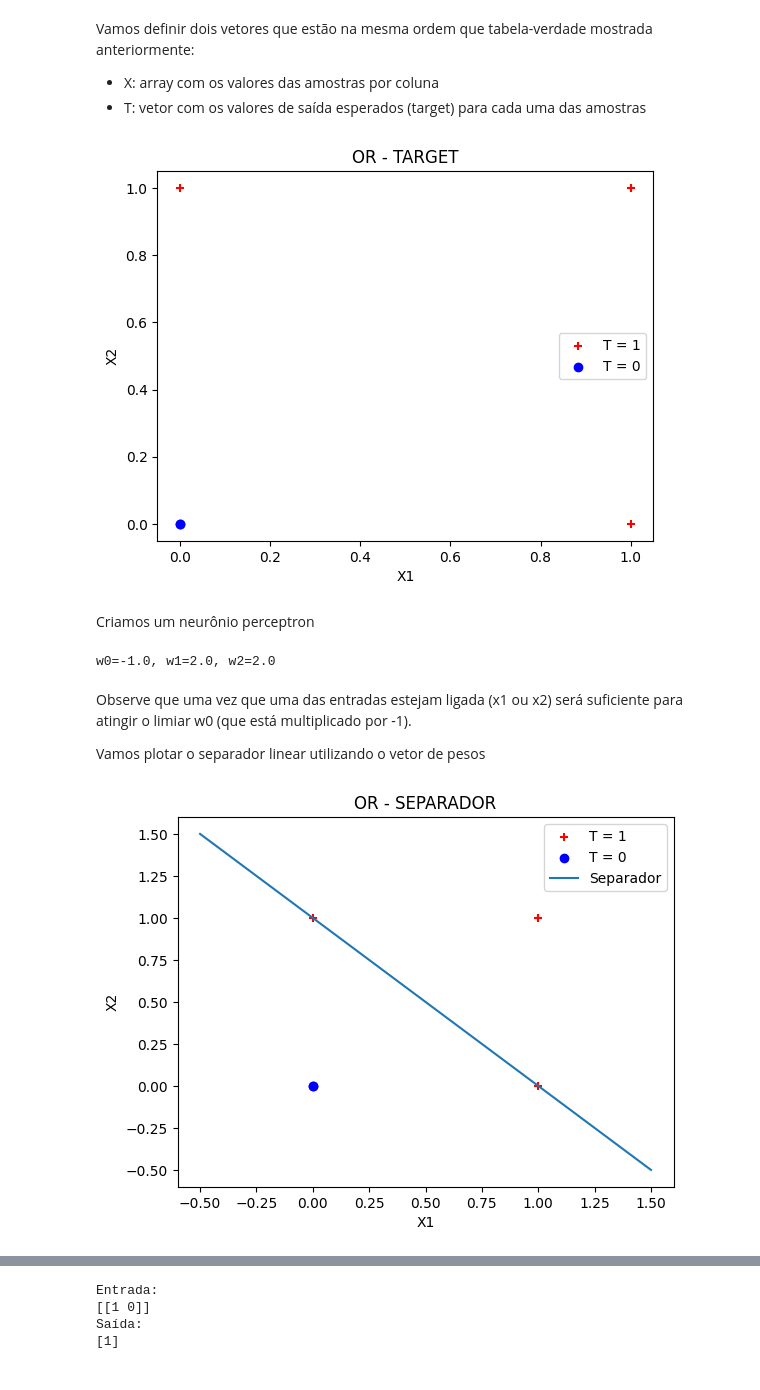
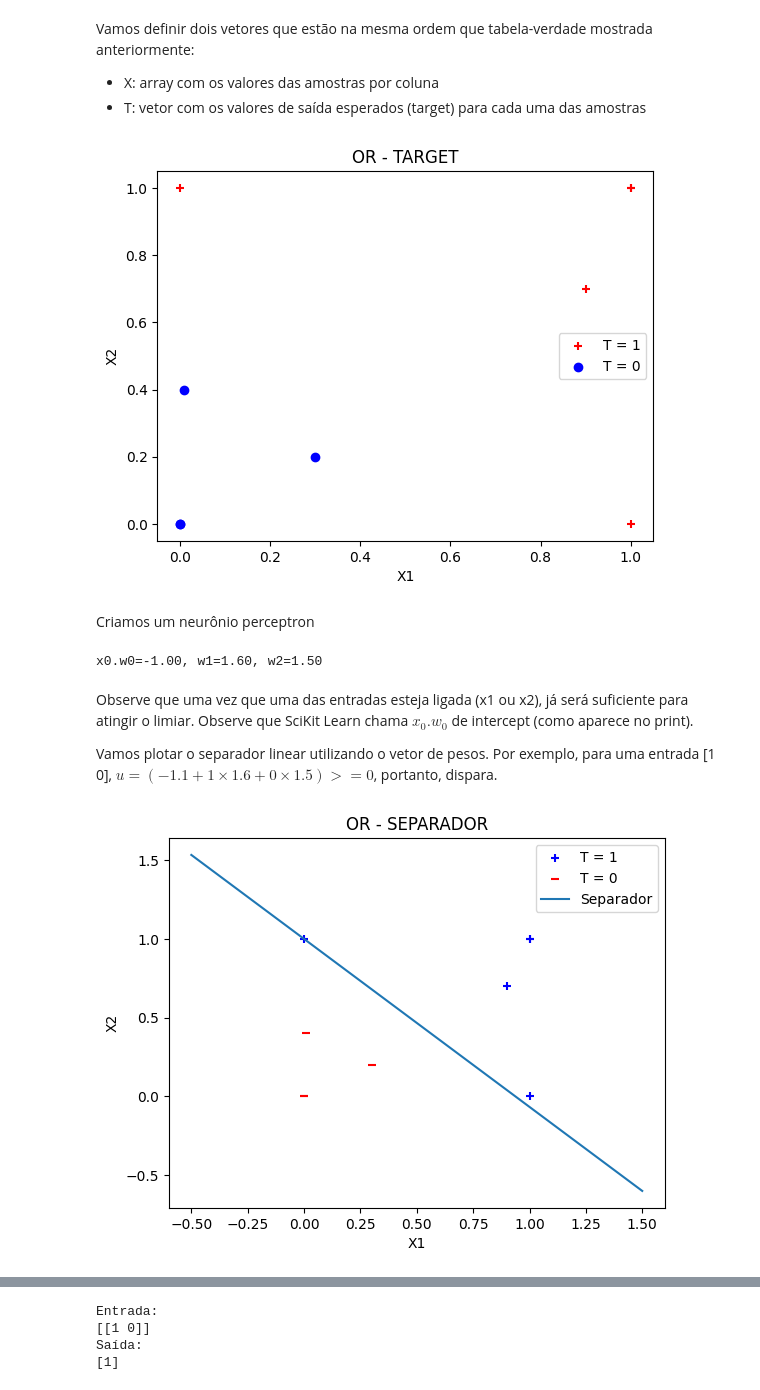
Before and after one commit to tacla/Sistemas-Inteligentes, a Jupyter notebook: RedesNeurais/Perceptron/Perceptron_OR.ipynb, the cells around one changed output, grey strips where cells are left out. Drawn from its saved outputs; the diff is of its cells as text; code cells hidden in the pictures.

```diff
--- a/RedesNeurais/Perceptron/Perceptron_OR.ipynb
+++ b/RedesNeurais/Perceptron/Perceptron_OR.ipynb
@@ -24,19 +24,19 @@ Vamos definir dois vetores que estão na mesma ordem que tabela-verdade mostrada
 - X: array com os valores das amostras por coluna
 - T: vetor com os valores de saída esperados (target) para cada uma das amostras
 # %%
-X = np.array([[0, 0, 1, 1, 1, 0],
-              [0, 1, 0, 1, 1, 0]])
-T = np.array([0, 1, 1, 1, 1, 0])
+X = np.array([[0, 0.01, 0.3, 0, 1, 1, 1, 0, 0.9],
+              [0, 0.4, 0.2, 1, 0, 1, 1, 0, 0.7]])
+T = np.array([0, 0, 0, 1, 1, 1, 1, 0, 1])
 
 plt.title("OR - TARGET")
 plt.scatter(X[0, T == 1], X[1, T == 1], marker='+', c='r', label='T = 1')
 plt.scatter(X[0, T == 0], X[1, T == 0], marker='o', c='b', label='T = 0')
 plt.xlabel('X1')
 plt.ylabel('X2')
-plt.legend()
+plt.legend(loc='best')
 plt.show()
 # %% [output]
-[figure, old version]
+[figure, new version]
 # %% [markdown]
 Criamos um neurônio perceptron
 # %%
@@ -49,29 +49,29 @@ net = Perceptron()
 # treina o neuronio com os dados de entrada e saída desejada
 net.fit(X.T, T)
 
-w = [0, 0, 0]                 # para armazenar os pesos aprendidos
+w = [.0, .0, .0]                 # para armazenar os pesos aprendidos
 w[0] = net.intercept_[0]
 w[1] = net.coef_[0][0]
 w[2] = net.coef_[0][1]
-print(f"w0={w0}, w1={w1}, w2={w2}")
+print(f"x0.w0={w[0]:.2f}, w1={w[1]:.2f}, w2={w[2]:.2f}")
 # %% [output]
-w0=-1.0, w1=2.0, w2=2.0
+x0.w0=-1.00, w1=1.60, w2=1.50
 # %% [markdown]
-Observe que uma vez que uma das entradas estejam ligada (x1 ou x2) será suficiente para atingir o limiar w0 (que está multiplicado por -1).
+Observe que uma vez que uma das entradas esteja ligada (x1 ou x2), já será suficiente para atingir o limiar. Observe que SciKit Learn chama $x_0.w_0$ de intercept (como aparece no print).
 
-Vamos plotar o separador linear utilizando o vetor de pesos
+Vamos plotar o separador linear utilizando o vetor de pesos. Por exemplo, para uma entrada [1 0], $u=(-1.1+1\times1.6+0\times1.5) >= 0$, portanto, dispara.
 # %%
-plt.scatter(X[0, T == 1], X[1, T == 1], marker='+', c='r', label='T = 1')
-plt.scatter(X[0, T == 0], X[1, T == 0], marker='o', c='b', label='T = 0')
+plt.scatter(X[0, T == 1], X[1, T == 1], marker='+', c='b', label='T = 1')
+plt.scatter(X[0, T == 0], X[1, T == 0], marker='_', c='r', label='T = 0')
 plt.title('OR - SEPARADOR')
 plt.xlabel('X1')
 plt.ylabel('X2')
 x_line = np.linspace(-0.5, 1.5)
 y_line = (-(w[1] * x_line) / w[2]) - w[0]
 plt.plot(x_line, y_line, label='Separador')
 plt.legend()
 plt.show()
 # %% [output]
-[figure, old version]
+[figure, new version]
 # %% [markdown]
 Vamos simular o fornecimento de uma entrada para o modelo aprendido.
```
Also changed, not shown: parts of 4 cells of this notebook.
